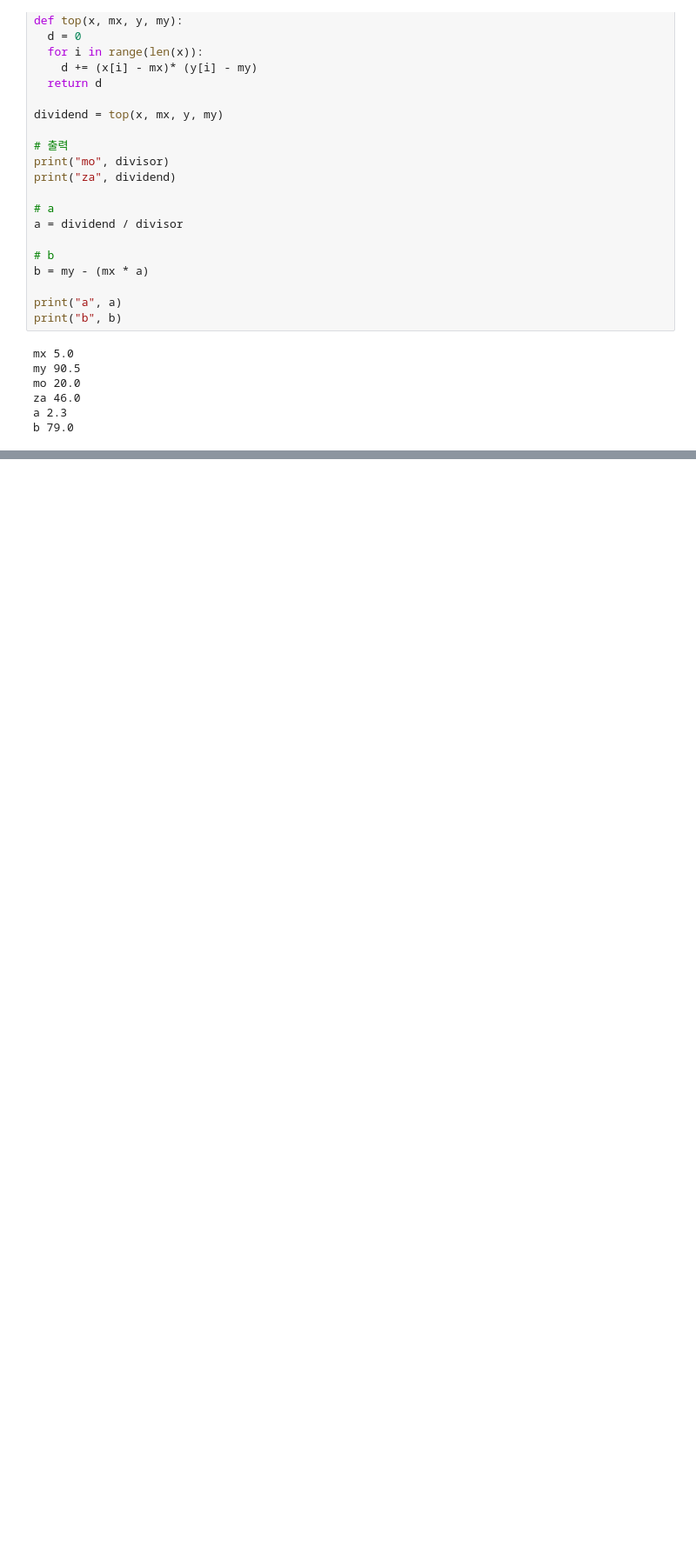
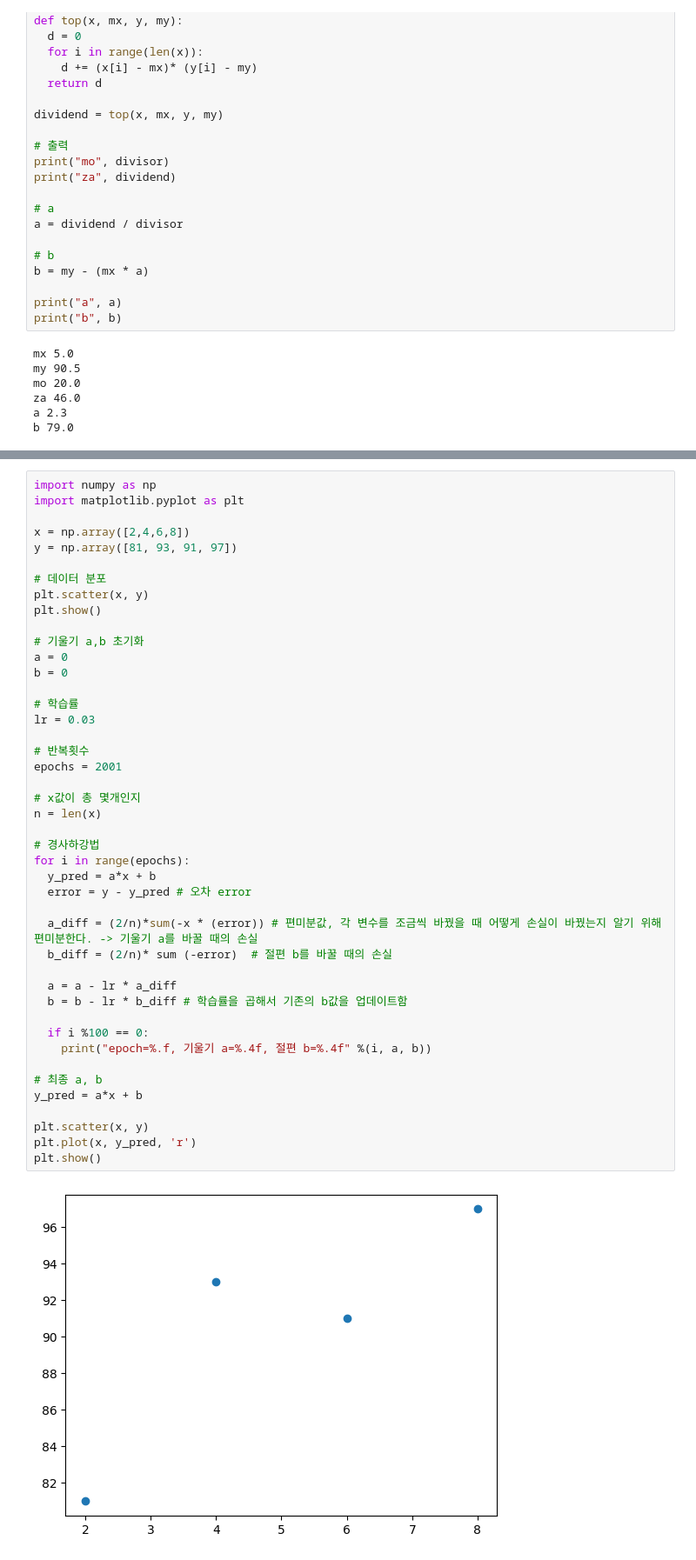
Before and after one commit to sumin-hwang/Do_It_Deeplearning, a Jupyter notebook: DeepLearning_gb.ipynb, the cells around one changed output, grey strips where cells are left out. Shown at 87% size. Cells and saved outputs as stored; diff of their text form; blank space fills up the shorter version.

```diff
--- a/DeepLearning_gb.ipynb
+++ b/DeepLearning_gb.ipynb
@@ -49,0 +82,46 @@ b 79.0
+# %%
+import numpy as np
+import matplotlib.pyplot as plt
+
+x = np.array([2,4,6,8])
+y = np.array([81, 93, 91, 97])
+
+# 데이터 분포
+plt.scatter(x, y)
+plt.show()
+
+# 기울기 a,b 초기화
+a = 0
+b = 0
+
+# 학습률
+lr = 0.03
+
+# 반복횟수
+epochs = 2001
+
+# x값이 총 몇개인지
+n = len(x)
+
+# 경사하강법
+for i in range(epochs):
+  y_pred = a*x + b
+  error = y - y_pred # 오차 error
+
+  a_diff = (2/n)*sum(-x * (error)) # 편미분값, 각 변수를 조금씩 바꿨을 때 어떻게 손실이 바꿨는지 알기 위해 편미분한다. -> 기울기 a를 바꿀 때의 손실
+  b_diff = (2/n)* sum (-error)  # 절편 b를 바꿀 때의 손실
+
+  a = a - lr * a_diff
+  b = b - lr * b_diff # 학습률을 곱해서 기존의 b값을 업데이트함
+
+  if i %100 == 0:
+    print("epoch=%.f, 기울기 a=%.4f, 절편 b=%.4f" %(i, a, b))
+
+# 최종 a, b
+y_pred = a*x + b
+
+plt.scatter(x, y)
+plt.plot(x, y_pred, 'r')
+plt.show()
+# %% [output]
+[figure, added]
```
Also changed, not shown: parts of 6 cells of this notebook.
